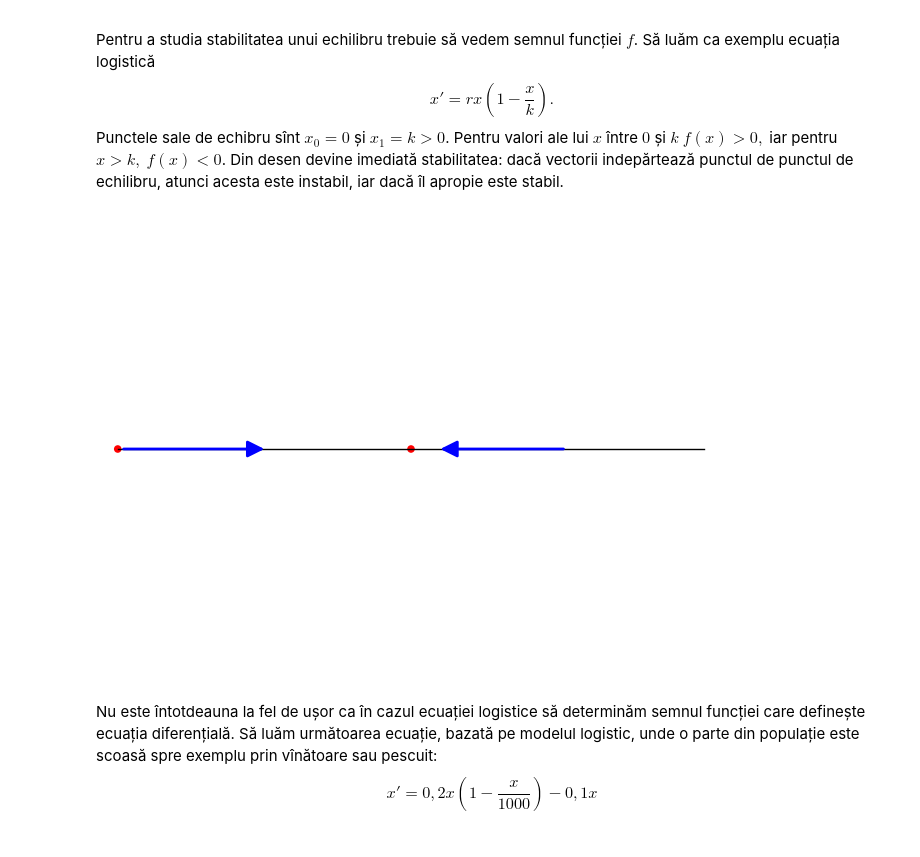
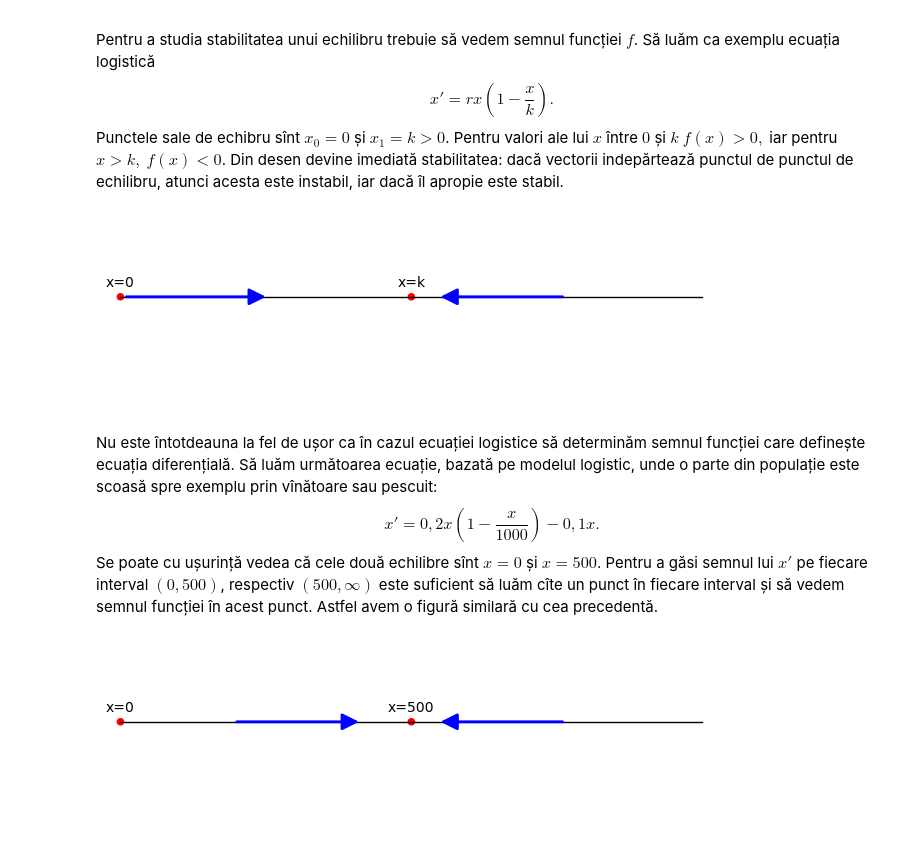
Before and after one commit to adhalanay/curs-ecologie, a Jupyter notebook: Cursul4.ipynb, the cells around one changed output. Saved outputs shown, nothing was run; the diff lists cells and outputs as text; code cells hidden in the pictures.

```diff
--- a/Cursul4.ipynb
+++ b/Cursul4.ipynb
@@ -64,11 +64,30 @@ $$
 Punctele sale de echibru sînt $x_0=0$ și $x_1=k>0$. Pentru valori ale lui $x$ între $0$ și $k$ $f(x) > 0,$ iar pentru $x > k,$
 $f(x) < 0$. Din desen devine imediată stabilitatea: dacă vectorii indepărtează punctul de punctul de echilibru, atunci acesta este instabil, iar dacă îl apropie este stabil.
 # %%
-plot(1,(0,10),color='black',axes=False)+point((0,1),size=30,color='red')+point((5,1),size=30,color='red')+arrow((0.1,1),(2.5,1))+arrow((7.6,1),(5.5,1))
+p1=plot(1,(0,10),color='black',axes=False)
+p2=point((0,1),size=30,color='red')
+p3=text('x=0',(0,1.2),color='black')
+p4=point((5,1),size=30,color='red')
+p5=text('x=k',(5,1.2),color='black')
+p6=arrow((0.1,1),(2.5,1))
+p7=arrow((7.6,1),(5.5,1))
+(p1+p2+p3+p4+p5+p6+p7).show(aspect_ratio=1.2,ymin=-0.5,ymax=2)
 # %% [output]
-[figure, old version]
+[figure, new version]
 # %% [markdown]
 Nu este întotdeauna la fel de ușor ca în cazul ecuației logistice să determinăm semnul funcției care definește ecuația diferențială. Să luăm următoarea ecuație, bazată pe modelul logistic, unde o parte din populație este scoasă spre exemplu prin vînătoare sau pescuit:
 $$
-x'=0,2 x\left(1-\frac{x}{1000}\right)-0,1x
+x'=0,2 x\left(1-\frac{x}{1000}\right)-0,1x.
 $$
+Se poate cu ușurință vedea că cele două echilibre sînt $x=0$ și $x=500$. Pentru a găsi semnul lui $x'$ pe fiecare interval $(0,500)$, respectiv $(500,\infty)$ este suficient să luăm cîte un punct în fiecare interval și să vedem semnul funcției în acest punct.  Astfel avem o figură similară cu cea precedentă.
+# %%
+p1=plot(1,(0,10),color='black',axes=False)
+p2=point((0,1),size=30,color='red')
+p3=text('x=0',(0,1.2),color='black')
+p4=point((5,1),size=30,color='red')
+p5=text('x=500',(5,1.2),color='black')
+p6=arrow((2,1),(4.1,1))
+p7=arrow((7.6,1),(5.5,1))
+(p1+p2+p3+p4+p5+p6+p7).show(aspect_ratio=1.2,ymin=-0.5,ymax=2)
+# %% [output]
+[figure, added]
```
Also changed, not shown: parts of 10 cells of this notebook.
